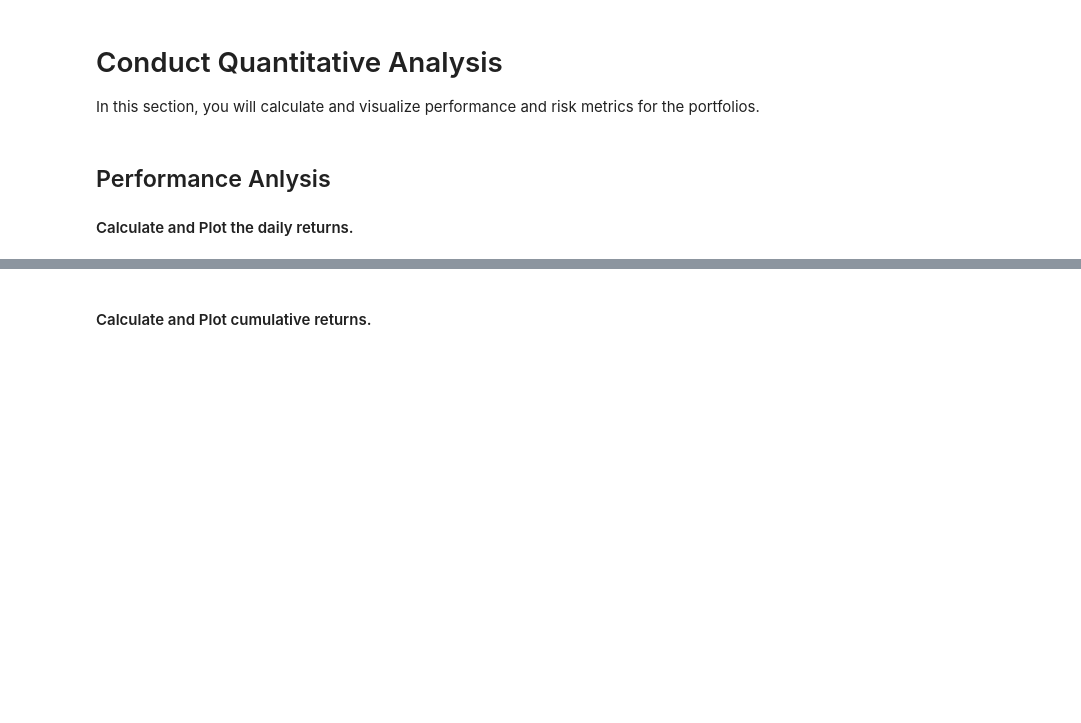
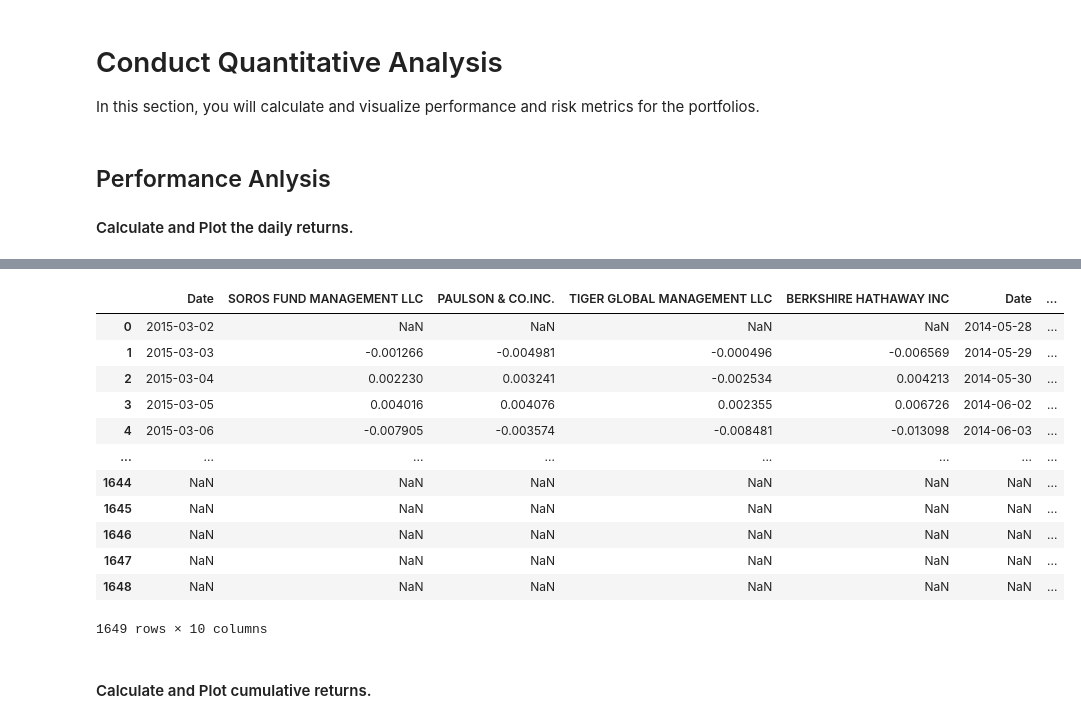
Before and after one commit to JLParsons/S-P_500_Index, a Jupyter notebook: whale_analysis.ipynb, the cells around one changed output, grey strips where cells are left out. Cells and saved outputs as stored; diff of their text form; code cells hidden in the pictures; blank space fills up the shorter version.

```diff
--- a/whale_analysis.ipynb
+++ b/whale_analysis.ipynb
@@ -161,3 +235,19 @@ sp500_history.plot()
+# %%
+ combine_returns
+# %% [output]
+|  | Date | SOROS FUND MANAGEMENT LLC | PAULSON & CO.INC. | TIGER GLOBAL MANAGEMENT LLC | BERKSHIRE HATHAWAY INC | Date | ... |
+| 0 | 2015-03-02 | NaN | NaN | NaN | NaN | 2014-05-28 | ... |
+| 1 | 2015-03-03 | -0.001266 | -0.004981 | -0.000496 | -0.006569 | 2014-05-29 | ... |
+| 2 | 2015-03-04 | 0.002230 | 0.003241 | -0.002534 | 0.004213 | 2014-05-30 | ... |
+| 3 | 2015-03-05 | 0.004016 | 0.004076 | 0.002355 | 0.006726 | 2014-06-02 | ... |
+| 4 | 2015-03-06 | -0.007905 | -0.003574 | -0.008481 | -0.013098 | 2014-06-03 | ... |
+| ... | ... | ... | ... | ... | ... | ... | ... |
+| 1644 | NaN | NaN | NaN | NaN | NaN | NaN | ... |
+| 1645 | NaN | NaN | NaN | NaN | NaN | NaN | ... |
+| 1646 | NaN | NaN | NaN | NaN | NaN | NaN | ... |
+| 1647 | NaN | NaN | NaN | NaN | NaN | NaN | ... |
+| 1648 | NaN | NaN | NaN | NaN | NaN | NaN | ... |
+1649 rows × 10 columns
 # %% [markdown]
 #### Calculate and Plot cumulative returns.
 # %%
```
Also changed, not shown: parts of 16 cells of this notebook.
